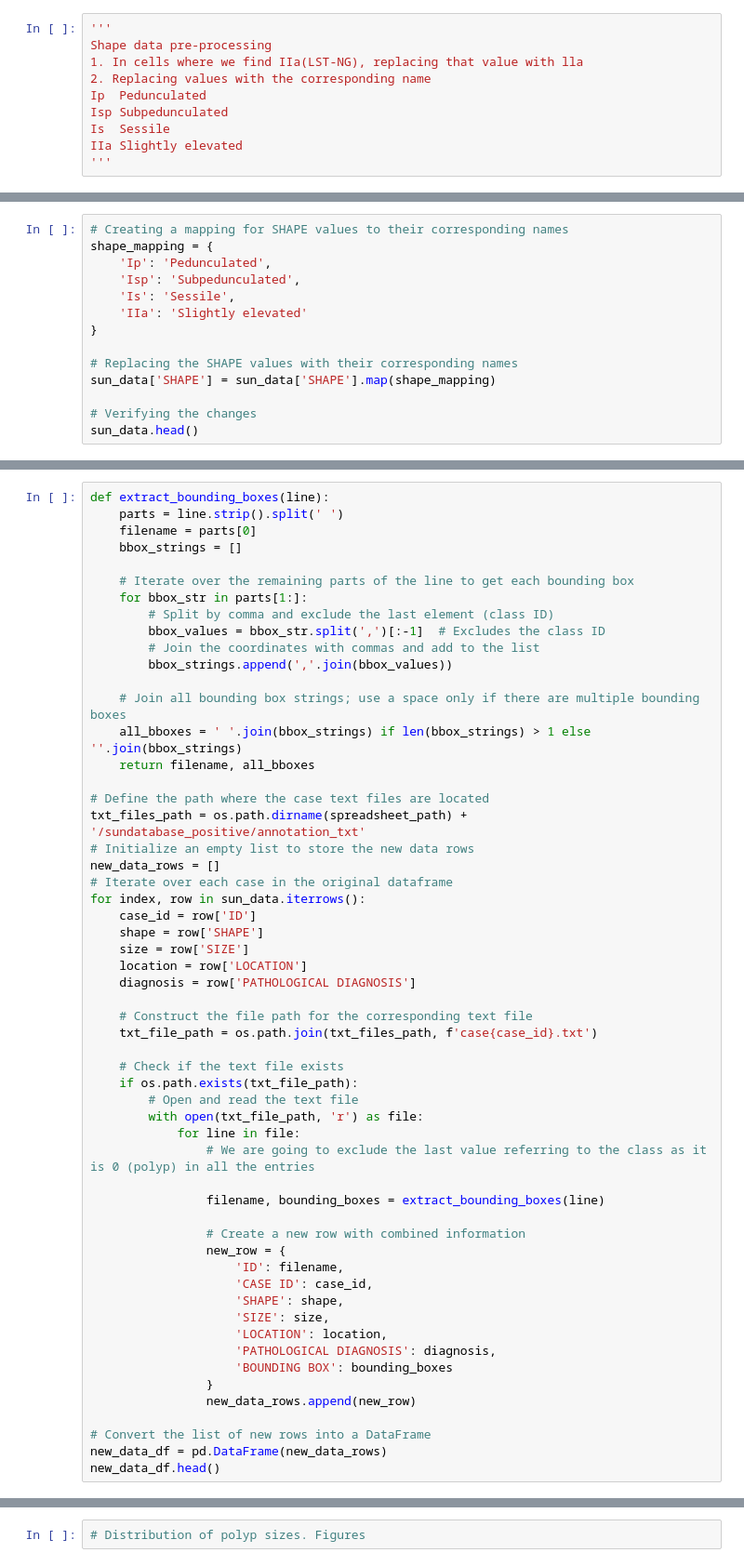
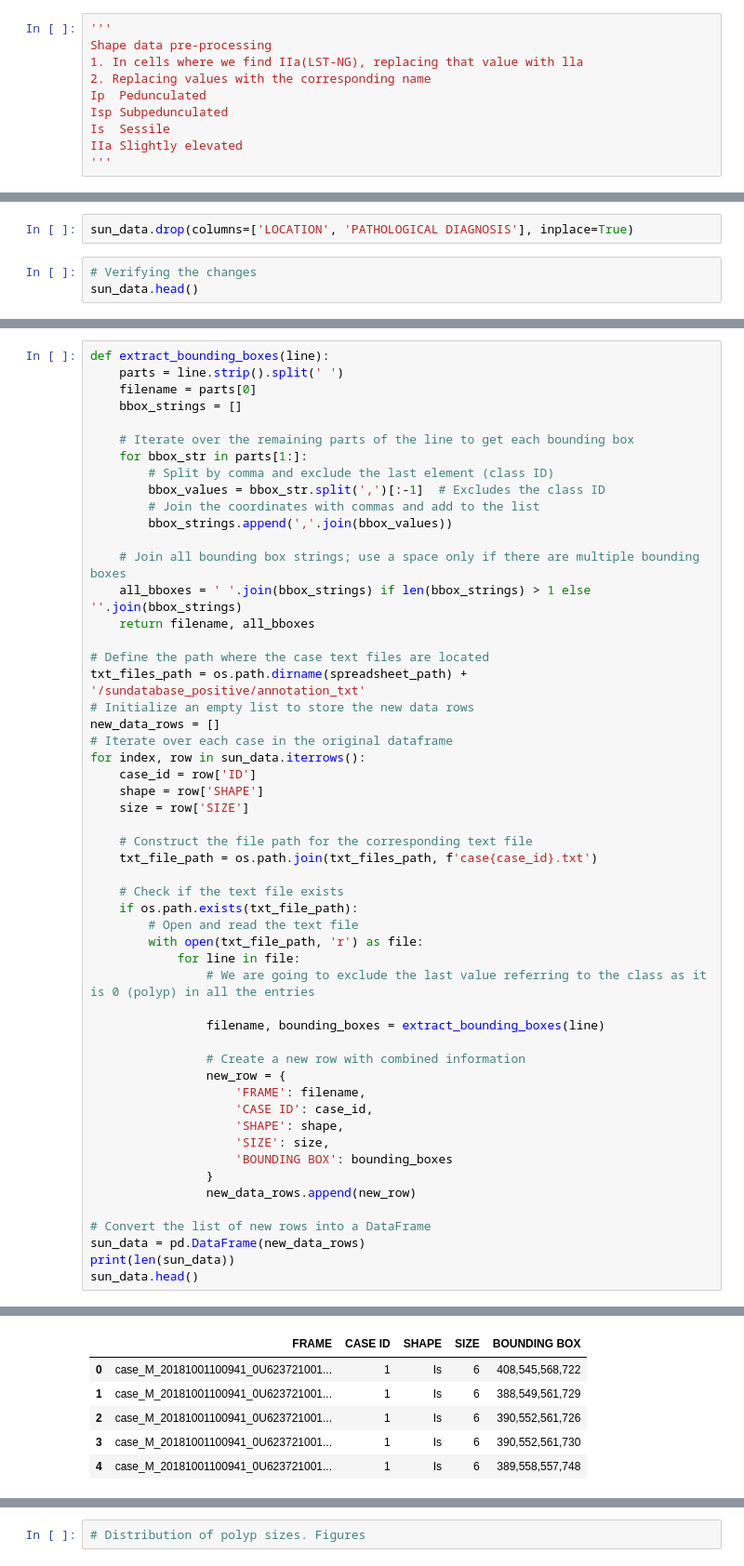
Before and after one commit to irconde/polyp-db-analysis, a Jupyter notebook: sun-database-analysis.ipynb, the cells around one changed output, grey strips where cells are left out. Shown: that part at 93% size. Cells and saved outputs as stored; diff of their text form.

```diff
--- a/sun-database-analysis.ipynb
+++ b/sun-database-analysis.ipynb
@@ -56,14 +60,5 @@ sun_data[sun_data['SHAPE'] == 'IIa(LST-NG)']
+# %%
+sun_data.drop(columns=['LOCATION', 'PATHOLOGICAL DIAGNOSIS'], inplace=True)
 # %%
-# Creating a mapping for SHAPE values to their corresponding names
-shape_mapping = {
-    'Ip': 'Pedunculated',
-    'Isp': 'Subpedunculated',
-    'Is': 'Sessile',
-    'IIa': 'Slightly elevated'
-}
-
-# Replacing the SHAPE values with their corresponding names
-sun_data['SHAPE'] = sun_data['SHAPE'].map(shape_mapping)
-
 # Verifying the changes
 sun_data.head()
@@ -97,8 +95,6 @@ for index, row in sun_data.iterrows():
     case_id = row['ID']
     shape = row['SHAPE']
     size = row['SIZE']
-    location = row['LOCATION']
-    diagnosis = row['PATHOLOGICAL DIAGNOSIS']
 
     # Construct the file path for the corresponding text file
     txt_file_path = os.path.join(txt_files_path, f'case{case_id}.txt')
@@ -114,16 +110,16 @@ for index, row in sun_data.iterrows():
 
                 # Create a new row with combined information
                 new_row = {
-                    'ID': filename,
+                    'FRAME': filename,
                     'CASE ID': case_id,
                     'SHAPE': shape,
                     'SIZE': size,
-                    'LOCATION': location,
-                    'PATHOLOGICAL DIAGNOSIS': diagnosis,
                     'BOUNDING BOX': bounding_boxes
                 }
                 new_data_rows.append(new_row)
 
 # Convert the list of new rows into a DataFrame
-new_data_df = pd.DataFrame(new_data_rows)
-new_data_df.head()
+sun_data = pd.DataFrame(new_data_rows)
+print(len(sun_data))
+sun_data.head()
+# %% [output]
@@ -129,0 +127,6 @@ new_data_df.head()
+|  | FRAME | CASE ID | SHAPE | SIZE | BOUNDING BOX |
+| 0 | case_M_20181001100941_0U623721001... | 1 | Is | 6 | 408,545,568,722 |
+| 1 | case_M_20181001100941_0U623721001... | 1 | Is | 6 | 388,549,561,729 |
+| 2 | case_M_20181001100941_0U623721001... | 1 | Is | 6 | 390,552,561,726 |
+| 3 | case_M_20181001100941_0U623721001... | 1 | Is | 6 | 390,552,561,730 |
+| 4 | case_M_20181001100941_0U623721001... | 1 | Is | 6 | 389,558,557,748 |
```
Also changed, not shown: parts of 48 cells of this notebook, 1 other file.
